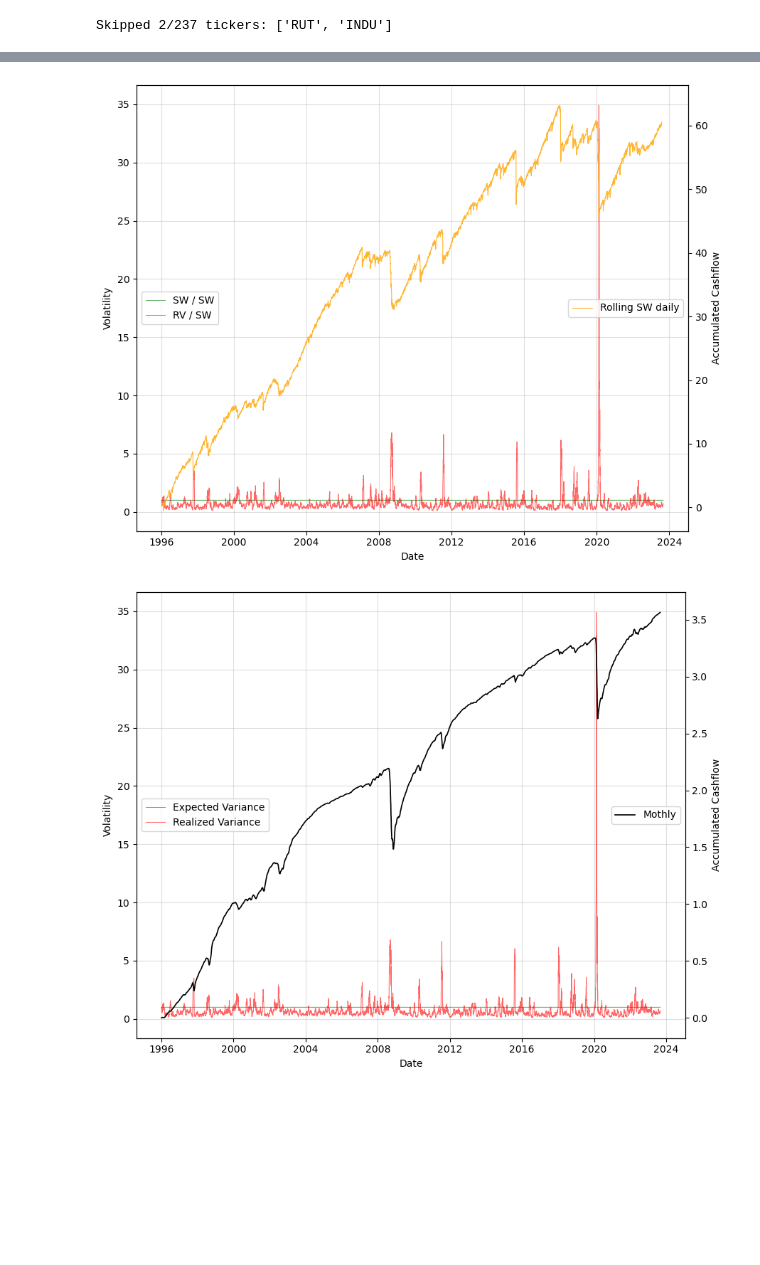
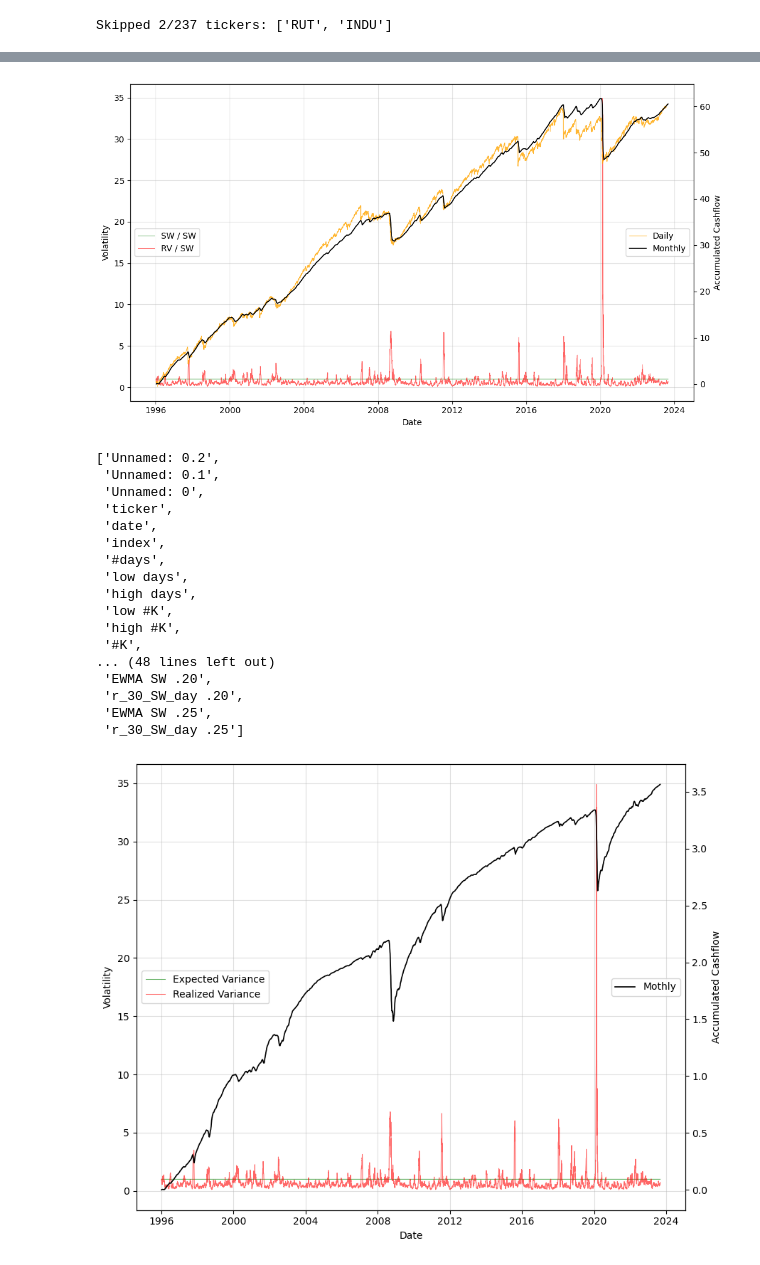
Before and after one commit to MadsHebsgaard/volpy, a Jupyter notebook: Code to produce results/Analysis.ipynb, the cells around one changed output, grey strips where cells are left out. Cells and saved outputs as stored; diff of their text form; code cells hidden in the pictures; blank space fills up the shorter version.

```diff
--- a/Code to produce results/Analysis.ipynb
+++ b/Code to produce results/Analysis.ipynb
@@ -191,28 +321,58 @@ plt.show()
 # %%
 df = sum_df[sum_df["ticker"] == "SPX"].copy()
-
+T = 21
 
 # plt.figure(figsize=(8,4))
-fig, ax1 = plt.subplots(figsize=(9, 7))
+# fig, ax1 = plt.subplots(figsize=(9, 7))
+fig, ax1 = plt.subplots(figsize=(10.6, 6))
+
 # plot the first series on ax1
 ax1.plot(df["date"], df["SW_0_30"]/df["SW_0_30"], alpha=0.6, lw=0.75, label="SW / SW", color = "green")
 ax1.plot(df["date"], df["RV"]/df["SW_0_30"],      alpha=0.6, lw=0.75, label="RV / SW", color = "red")
 ax1.set_ylabel("Volatility")
 ax1.legend(loc="center left")
 ax1.grid(alpha=0.4)
 
 # create second y-axis
 ax2 = ax1.twinx()
+
+r_SW = - 1/df["EWMA SW .20"] * (
+         df["SW_m1_29"]  # fast ben er det samme
+        -  (df["SW_0_29"] * (T - 1) / T  + df["squared_return"] * 252 * 1 / T)
+) * df["discount_factor_30d"]
+
 # plot cumulative cashflows on ax2
 # ax2.plot(df["date"], 1/21 * np.cumsum((df["SW_0_30"] - df["RV"])/df["SW_0_30"]), alpha=1, lw=1.2, linestyle="solid", label="Mothly", color = "black")
-ax2.plot(df["date"], -np.cumsum(df["r_30_SW_day"]).shift(-21),   alpha=0.8, lw=0.8, linestyle="solid", label="Rolling SW daily", color = "orange")
+ax2.plot(df["date"], -np.cumsum(r_SW).shift(-21),   alpha=0.8, lw=0.8, linestyle="solid", label="Daily", color = "orange")
+ax2.plot(df["date"], 1/27 * np.cumsum((df["SW_0_30"]-df["RV"])/df["EWMA SW .20"].shift(-1)), alpha=1, lw=1.2, linestyle="solid", label="Monthly", color = "black")
+
 ax2.set_ylabel("Accumulated Cashflow")
 ax2.legend(loc="center right")
 
 ax1.set_xlabel("Date")
 
 plt.tight_layout()
-plt.savefig("figures/Analysis/Profitability/RV_SW_acc_forside_scaled.pdf")
+plt.savefig("figures/Analysis/Profitability/RV_SW_acc_forside_scaled_both.pdf")
 plt.show()
 # %% [output]
-[figure, old version]
+[figure, new version]
+# %%
+df.columns.tolist()
+# %% [output]
+['Unnamed: 0.2',
+ 'Unnamed: 0.1',
+ 'Unnamed: 0',
+ 'ticker',
+ 'date',
+ 'index',
+ '#days',
+ 'low days',
+ 'high days',
+ 'low #K',
+ 'high #K',
+ '#K',
+... (48 lines left out)
+ 'EWMA SW .20',
+ 'r_30_SW_day .20',
+ 'EWMA SW .25',
+ 'r_30_SW_day .25']
```
Also changed, not shown: parts of 10 cells of this notebook, 18 other files.
